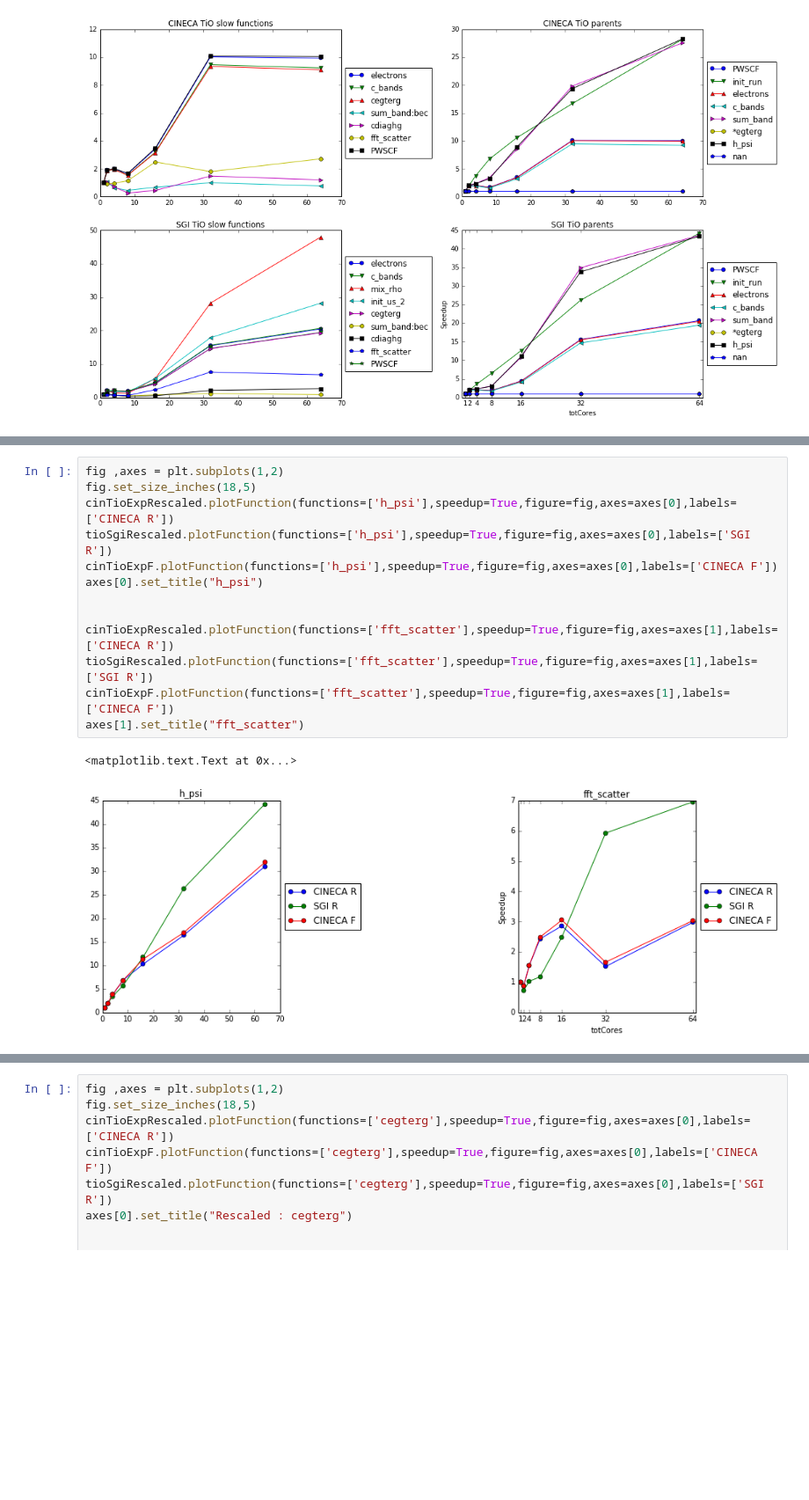
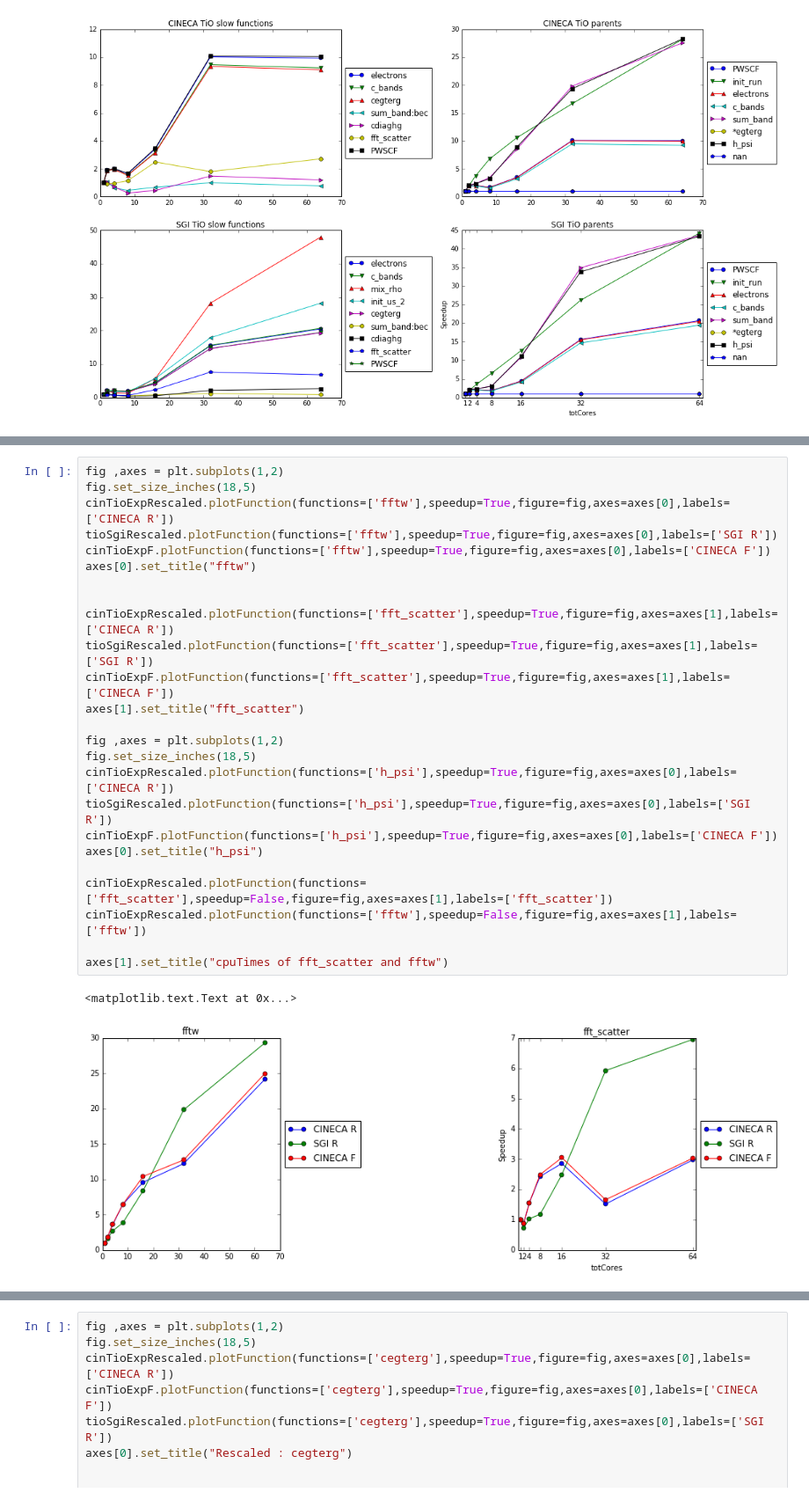
Before and after one commit to gioruffa/qetools, a Jupyter notebook: plotter.ipynb, the cells around one changed output, grey strips where cells are left out. Shown at 88% size. Cells and saved outputs as stored; diff of their text form; blank space fills up the shorter version.

```diff
--- a/plotter.ipynb
+++ b/plotter.ipynb
@@ -494,16 +616,28 @@ Invece le funzioni che scalano male, scalano decisamente meglio sulla macchina N
 # %%
+fig ,axes = plt.subplots(1,2)
+fig.set_size_inches(18,5)
+cinTioExpRescaled.plotFunction(functions=['fftw'],speedup=True,figure=fig,axes=axes[0],labels=['CINECA R'])
+tioSgiRescaled.plotFunction(functions=['fftw'],speedup=True,figure=fig,axes=axes[0],labels=['SGI R'])
+cinTioExpF.plotFunction(functions=['fftw'],speedup=True,figure=fig,axes=axes[0],labels=['CINECA F'])
+axes[0].set_title("fftw")
+
+
+cinTioExpRescaled.plotFunction(functions=['fft_scatter'],speedup=True,figure=fig,axes=axes[1],labels=['CINECA R'])
+tioSgiRescaled.plotFunction(functions=['fft_scatter'],speedup=True,figure=fig,axes=axes[1],labels=['SGI R'])
+cinTioExpF.plotFunction(functions=['fft_scatter'],speedup=True,figure=fig,axes=axes[1],labels=['CINECA F'])
+axes[1].set_title("fft_scatter")
+
 fig ,axes = plt.subplots(1,2)
 fig.set_size_inches(18,5)
 cinTioExpRescaled.plotFunction(functions=['h_psi'],speedup=True,figure=fig,axes=axes[0],labels=['CINECA R'])
 tioSgiRescaled.plotFunction(functions=['h_psi'],speedup=True,figure=fig,axes=axes[0],labels=['SGI R'])
 cinTioExpF.plotFunction(functions=['h_psi'],speedup=True,figure=fig,axes=axes[0],labels=['CINECA F'])
 axes[0].set_title("h_psi")
 
+cinTioExpRescaled.plotFunction(functions=['fft_scatter'],speedup=False,figure=fig,axes=axes[1],labels=['fft_scatter'])
+cinTioExpRescaled.plotFunction(functions=['fftw'],speedup=False,figure=fig,axes=axes[1],labels=['fftw'])
 
-cinTioExpRescaled.plotFunction(functions=['fft_scatter'],speedup=True,figure=fig,axes=axes[1],labels=['CINECA R'])
-tioSgiRescaled.plotFunction(functions=['fft_scatter'],speedup=True,figure=fig,axes=axes[1],labels=['SGI R'])
-cinTioExpF.plotFunction(functions=['fft_scatter'],speedup=True,figure=fig,axes=axes[1],labels=['CINECA F'])
-axes[1].set_title("fft_scatter")
+axes[1].set_title("cpuTimes of fft_scatter and fftw")
 # %% [output]
 <matplotlib.text.Text at 0x...>
-[figure, old version]
+[figure, new version]
```
Also changed, not shown: parts of 55 cells of this notebook, 2 other files.
